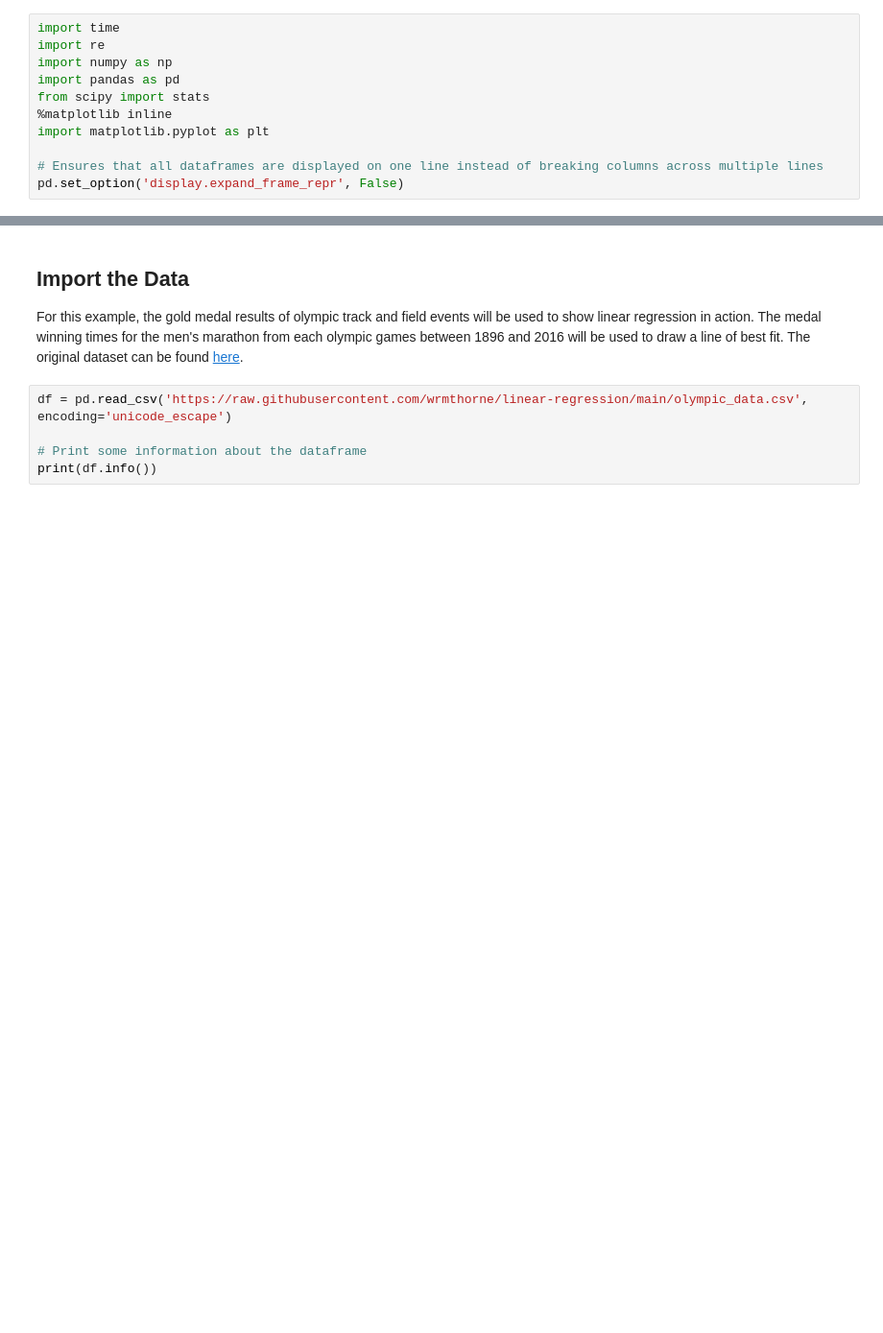
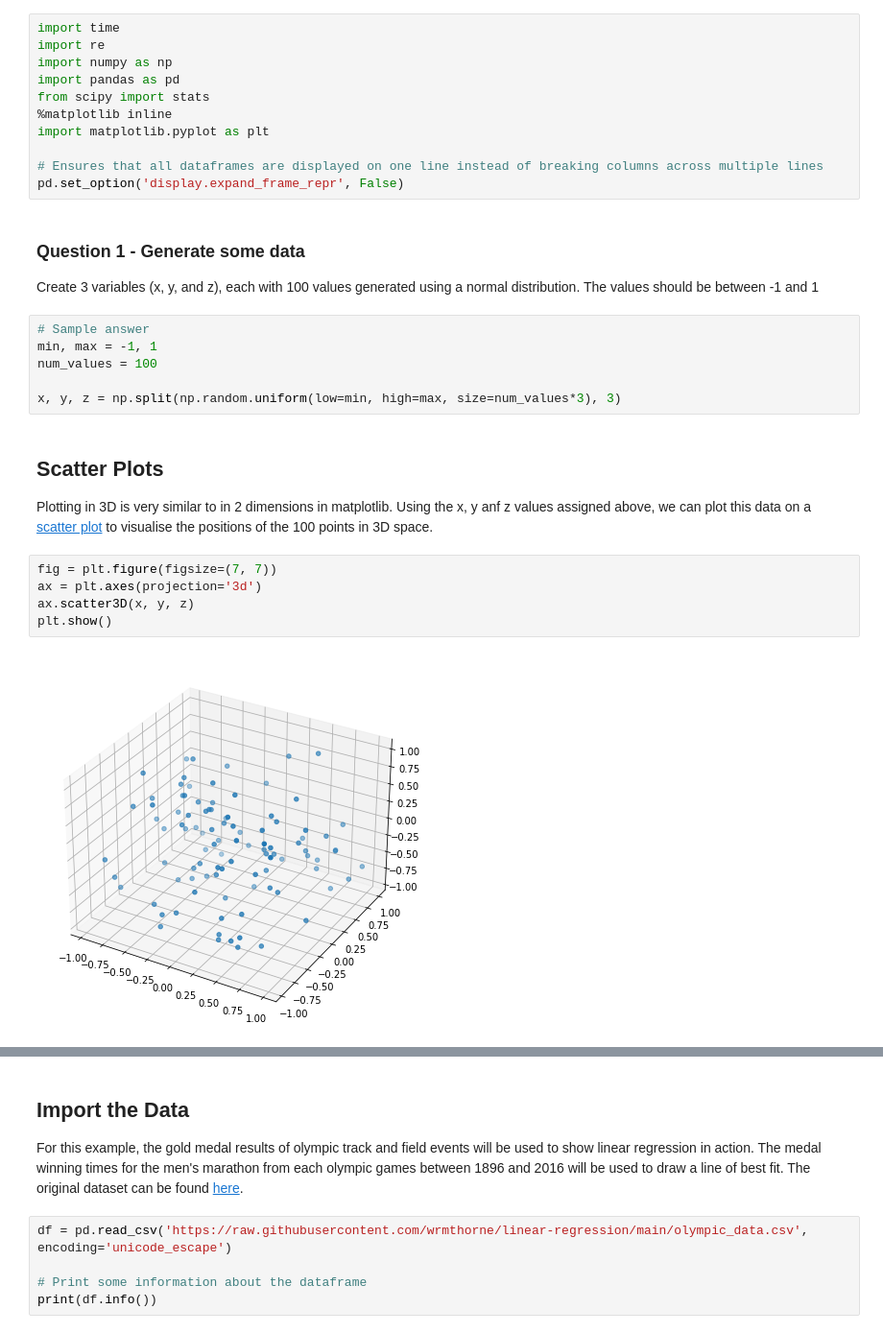
Before and after one commit to wrmthorne/SWiCS-WIE-Advanced-Python-Worksheets, a Jupyter notebook: linear_regression_notebook.ipynb, the cells around one changed output, grey strips where cells are left out. Shown at 96% size. Cells and saved outputs as stored; diff of their text form; blank space fills up the shorter version.

```diff
--- a/linear_regression_notebook.ipynb
+++ b/linear_regression_notebook.ipynb
@@ -31,3 +21,23 @@ import matplotlib.pyplot as plt
 
 # Ensures that all dataframes are displayed on one line instead of breaking columns across multiple lines
 pd.set_option('display.expand_frame_repr', False)
+# %% [markdown]
+### Question 1 - Generate some data
+
+Create 3 variables (x, y, and z), each with 100 values generated using a normal distribution. The values should be between -1 and 1
+# %%
+# Sample answer
+min, max = -1, 1
+num_values = 100
+
+x, y, z = np.split(np.random.uniform(low=min, high=max, size=num_values*3), 3)
+# %% [markdown]
+## Scatter Plots
+Plotting in 3D is very similar to in 2 dimensions in matplotlib. Using the x, y anf z values assigned above, we can plot this data on a [scatter plot](https://matplotlib.org/stable/gallery/mplot3d/scatter3d.html) to visualise the positions of the 100 points in 3D space.
+# %%
+fig = plt.figure(figsize=(7, 7))
+ax = plt.axes(projection='3d')
+ax.scatter3D(x, y, z)
+plt.show()
+# %% [output]
+[figure, added]
```
Also changed, not shown: parts of 30 cells of this notebook.
